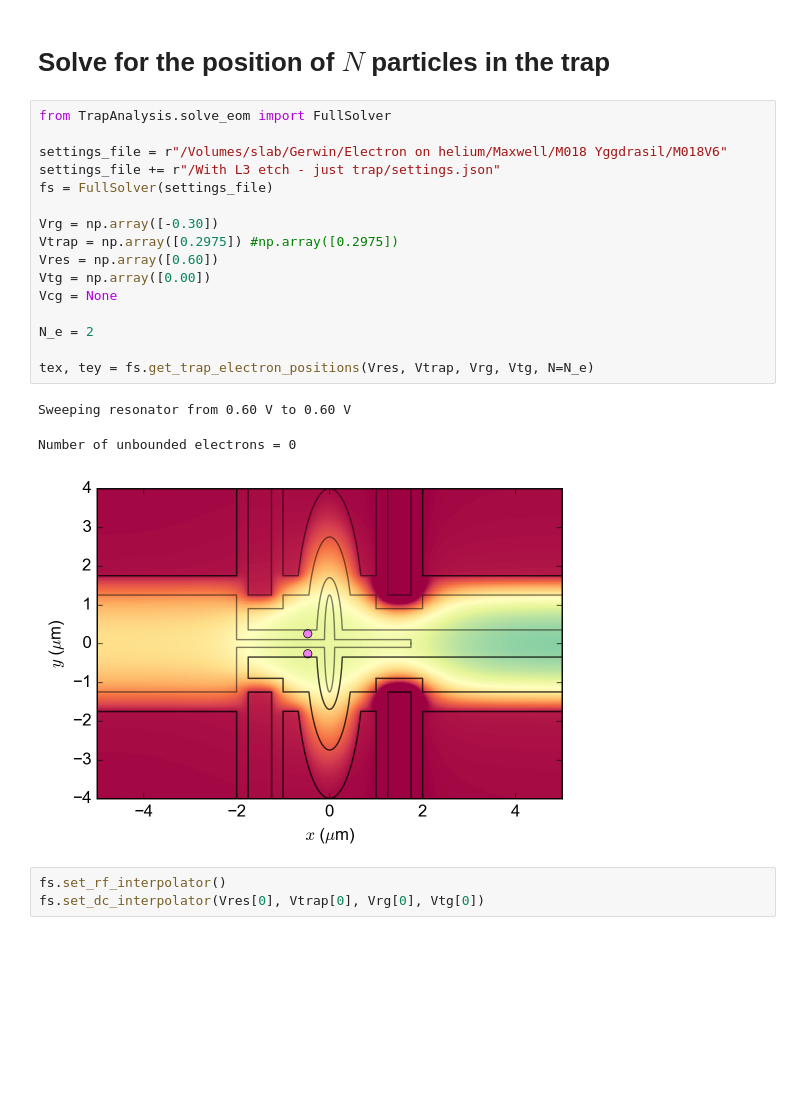
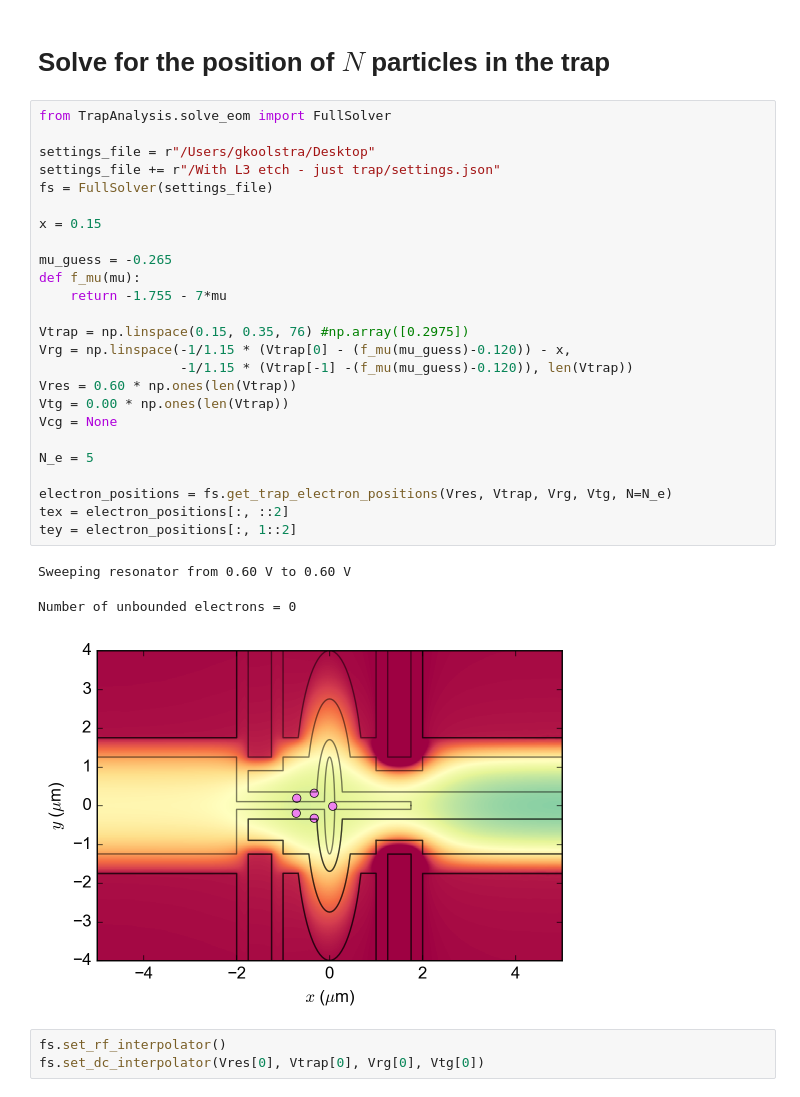
Before and after one commit to gkoolstra/ipython-notebooks, a Jupyter notebook: 20170830 - Get electron trap coordinates.ipynb, the cells around one changed output. Saved outputs shown, nothing was run; the diff lists cells and outputs as text; blank space fills up the shorter version.

```diff
--- a/20170830 - Get electron trap coordinates.ipynb
+++ b/20170830 - Get electron trap coordinates.ipynb
@@ -19,23 +24,32 @@ from TrapAnalysis import trap_analysis, artificial_anneal as anneal
 # %%
 from TrapAnalysis.solve_eom import FullSolver
 
-settings_file = r"/Volumes/slab/Gerwin/Electron on helium/Maxwell/M018 Yggdrasil/M018V6"
+settings_file = r"/Users/gkoolstra/Desktop"
 settings_file += r"/With L3 etch - just trap/settings.json"
 fs = FullSolver(settings_file)
 
-Vrg = np.array([-0.30])
-Vtrap = np.array([0.2975]) #np.array([0.2975])
-Vres = np.array([0.60])
-Vtg = np.array([0.00])
+x = 0.15
+
+mu_guess = -0.265
+def f_mu(mu):
+    return -1.755 - 7*mu
+
+Vtrap = np.linspace(0.15, 0.35, 76) #np.array([0.2975])
+Vrg = np.linspace(-1/1.15 * (Vtrap[0] - (f_mu(mu_guess)-0.120)) - x,
+                  -1/1.15 * (Vtrap[-1] -(f_mu(mu_guess)-0.120)), len(Vtrap))
+Vres = 0.60 * np.ones(len(Vtrap))
+Vtg = 0.00 * np.ones(len(Vtrap))
 Vcg = None
 
-N_e = 2
+N_e = 5
 
-tex, tey = fs.get_trap_electron_positions(Vres, Vtrap, Vrg, Vtg, N=N_e)
+electron_positions = fs.get_trap_electron_positions(Vres, Vtrap, Vrg, Vtg, N=N_e)
+tex = electron_positions[:, ::2]
+tey = electron_positions[:, 1::2]
 # %% [output]
 Sweeping resonator from 0.60 V to 0.60 V
 Number of unbounded electrons = 0
-[figure, old version]
+[figure, new version]
 # %%
 fs.set_rf_interpolator()
 fs.set_dc_interpolator(Vres[0], Vtrap[0], Vrg[0], Vtg[0])
```
Also changed, not shown: parts of 12 cells of this notebook, 4 other files.
